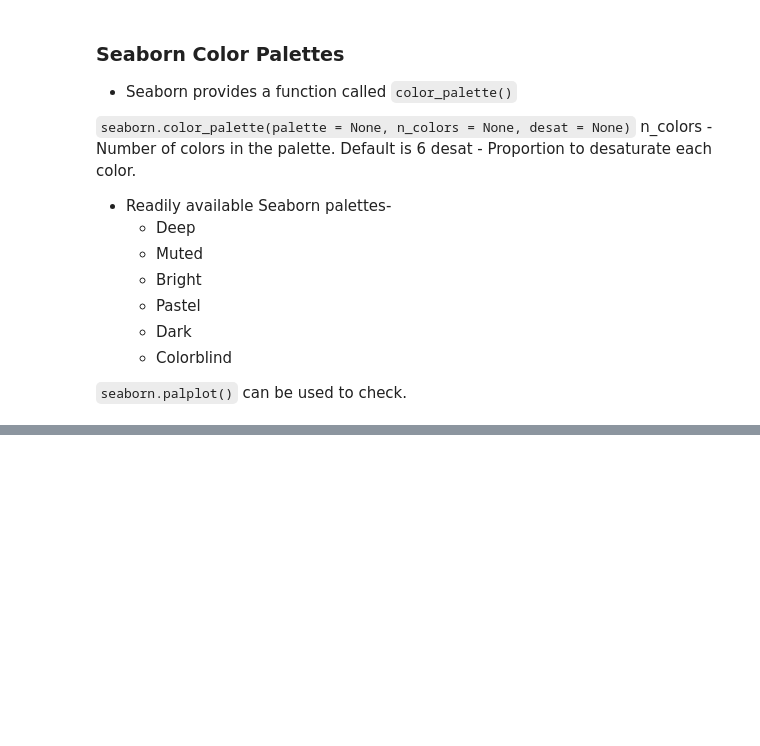
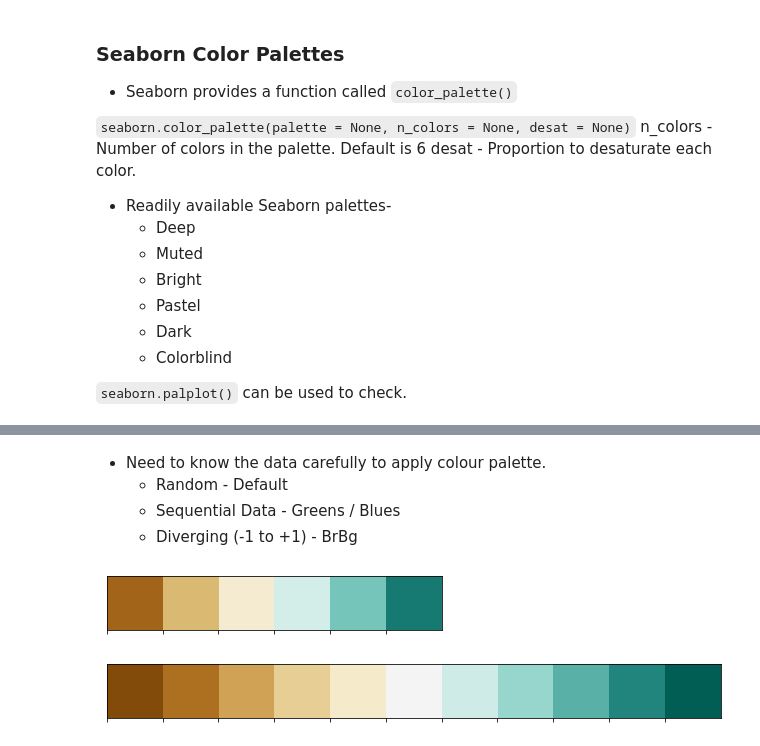
Before and after one commit to ApurbaKumarMajumder/Machine-Learning, a Jupyter notebook: seaborn_tutorial.ipynb, the cells around one changed output, grey strips where cells are left out. Drawn from its saved outputs; the diff is of its cells as text; code cells hidden in the pictures; blank space fills up the shorter version.

Commit message:
Aesthetics of graph

```diff
--- a/seaborn_tutorial.ipynb
+++ b/seaborn_tutorial.ipynb
@@ -287,0 +300,15 @@ plt.show()
+# %% [markdown]
+* Need to know the data carefully to apply colour palette.
+    * Random - Default
+    * Sequential Data - Greens / Blues
+    * Diverging (-1 to +1) - BrBg
+# %%
+from matplotlib import pyplot as plt
+import seaborn as sb
+current_palette = sb.color_palette()
+sb.palplot(sb.color_palette("BrBG")) # default is 6 shades
+sb.palplot(sb.color_palette("BrBG", 11)) # 9, 11
+plt.show()
+# %% [output]
+[figure, added]
+[figure, added]
```
Also changed, not shown: parts of 4 cells of this notebook.
